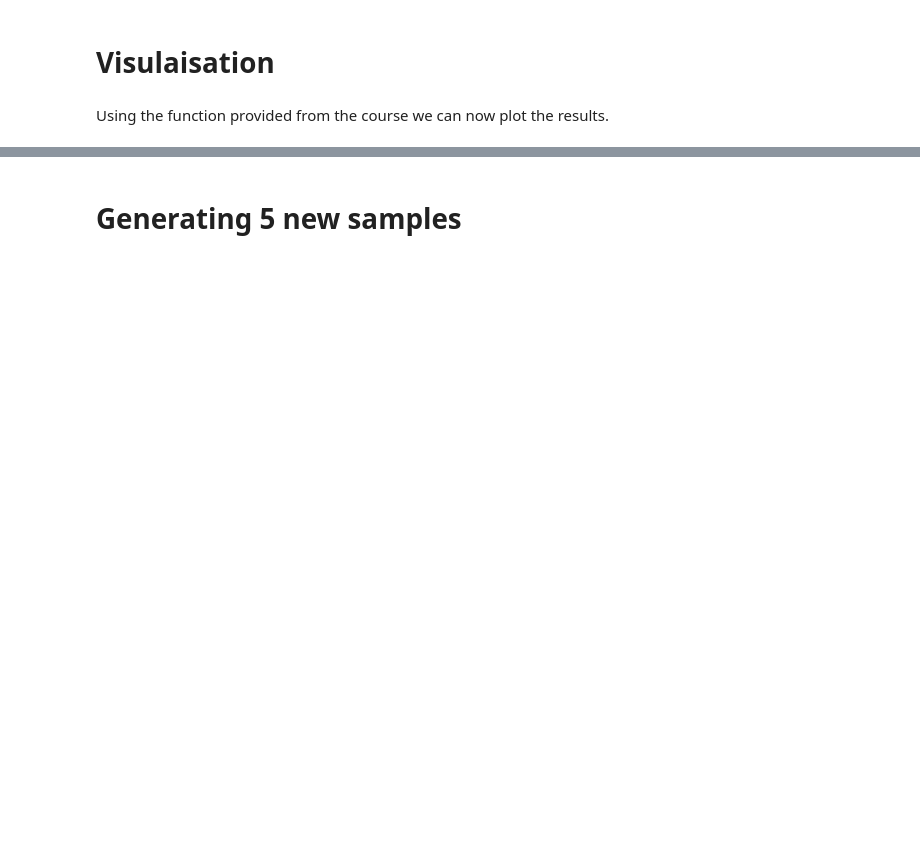
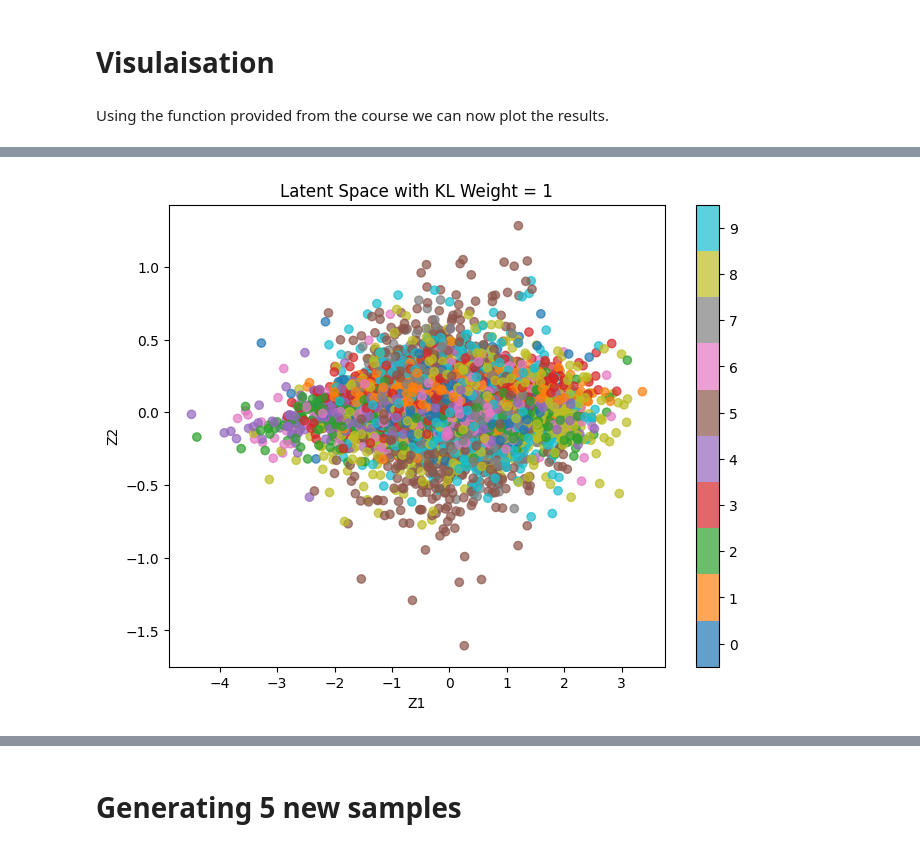
Before and after one commit to VildeOpdal/HDDL_miniprojet, a Jupyter notebook: miniprojet2_HDDL.ipynb, the cells around one changed output, grey strips where cells are left out. Saved outputs shown, nothing was run; the diff lists cells and outputs as text; code cells hidden in the pictures; blank space fills up the shorter version.

```diff
--- a/miniprojet2_HDDL.ipynb
+++ b/miniprojet2_HDDL.ipynb
@@ -186,16 +199,18 @@ def loss_function_cvae(recon_x, x, mu, logvar, beta=1):
     BCE = F.binary_cross_entropy(recon_x, x, reduction='sum')
 
     KLD = -0.5 * torch.sum(1 + logvar - mu.pow(2) - logvar.exp())
-    return BCE + beta * KLD
+    return BCE + beta * KLD, BCE, KLD
 # %% [markdown]
 # Train the CVAE
 # %%
 # Hyperparameters
-latent_dim = 2
-condition_dim = 10 ### ????
+latent_dim = 20
+condition_dim = 10 ###
 learning_rate = 1e-3
-epochs = 5 # 30 -------------------runne med flere epochs -- lage raskere
+epochs = 30 #30
 beta = 1
+
+epoch_loss_list=[]
 
 cvae = CVAE(latent_dim=latent_dim, condition_dim= condition_dim)
 #print(cvae)
@@ -217,9 +232,11 @@ for epoch in range(1, epochs + 1):
 
         optimizer.zero_grad()
 
+        # print(np.shape(data))
+
         recon_batch, mu, logvar = cvae(data, c)
 
-        loss = loss_function_cvae(recon_batch, data, mu, logvar) # using the CVAE loss function
+        loss,_,_ = loss_function_cvae(recon_batch, data, mu, logvar, beta) # using the CVAE loss function
 
         loss.backward()
         optimizer.step()
@@ -227,5 +244,6 @@ for epoch in range(1, epochs + 1):
         running_loss += loss.item()
 
     epoch_loss = running_loss / len(train_loader.dataset)
+    epoch_loss_list.append(epoch_loss)
     print(f'Epoch {epoch}, Training loss: {epoch_loss:.4f}')
 # %% [output]
@@ -283,0 +317,81 @@ image_comparison(random_images, recons)
+# %%
+# Hyperparameters
+latent_dims = 20
+condition_dim = 10 ###
+batch_size = 128
+num_epochs = 5 #10
+learning_rate = 1e-3
+kl_weights = [1, 10, 100]  # Different weights for the KL divergence term
+
+# Training and plotting function
+def train_and_plot(kl_weight):
+    model = CVAE(latent_dims, condition_dim).to(device)
+
+    optimizer = optim.Adam(model.parameters(), lr=learning_rate)
+
+    model.train()
+    train_losses = []
+
+    for epoch in range(num_epochs):
+        epoch_loss = 0
+        bce_loss = 0
+        kld_loss = 0
+        for batch_idx, (data, labels) in enumerate(train_loader):  # Assuming labels is the class label
+
+            data = data.to(device)
+            labels = labels.to(device)
+
+            # Convert labels to one-hot encoding for the condition vector `c`
+            c = F.one_hot(labels, num_classes=condition_dim).float()  # One-hot encoded condition vector
+
+            optimizer.zero_grad()
+
+            # print(np.shape(data))
+
+            recon_batch, mu, logvar = model(data, c)
+
+            loss,bce,kld = loss_function_cvae(recon_batch, data, mu, logvar, beta) # using the CVAE loss function
+
+            loss.backward()
+            optimizer.step()
+
+            epoch_loss += loss.item()
+            bce_loss += bce.item()
+            kld_loss += kld.item()
+
+        average_loss = epoch_loss / len(train_loader.dataset)
+        average_bce = bce_loss / len(train_loader.dataset)
+        average_kld = kld_loss / len(train_loader.dataset)
+        print(f'Epoch {epoch+1}: Average Loss: {average_loss:.4f}, BCE: {average_bce:.4f}, KLD: {average_kld:.4f}')
+
+    # Plot latent space
+    plot_latent_space(model, kl_weight)
+
+# Function to plot latent space
+def plot_latent_space(model, kl_weight):
+    model.eval()
+    with torch.no_grad():
+        test_loader = DataLoader(dataset=test_dataset, batch_size=10000, shuffle=False)
+        data, labels = next(iter(test_loader))
+        data = data.to(device)
+        labels = labels.to(device)
+        c = F.one_hot(labels, num_classes=condition_dim).float()  # One-hot encoded condition vector
+        mu, logvar = model.encode(data,c)
+        z = mu  # For visualization, we use the mean
+        z = z.cpu().numpy()
+        labels = labels.cpu().numpy()
+
+        plt.figure(figsize=(8,6))
+        scatter = plt.scatter(z[:, 0], z[:, 1], c=labels, cmap='tab10', alpha=0.7)
+        plt.colorbar(scatter, ticks=range(10))
+        plt.clim(-0.5, 9.5)
+        plt.title(f'Latent Space with KL Weight = {kl_weight}')
+        plt.xlabel('Z1')
+        plt.ylabel('Z2')
+        plt.show()
+
+# Run training and plotting for different KL weights
+for kl_weight in kl_weights:
+    print(f'\nTraining VAE with KL Weight = {kl_weight}')
+    train_and_plot(kl_weight)
+# %% [output]
@@ -283,0 +404 @@ image_comparison(random_images, recons)
+[figure, added]
```
Also changed, not shown: parts of 14 cells of this notebook.
